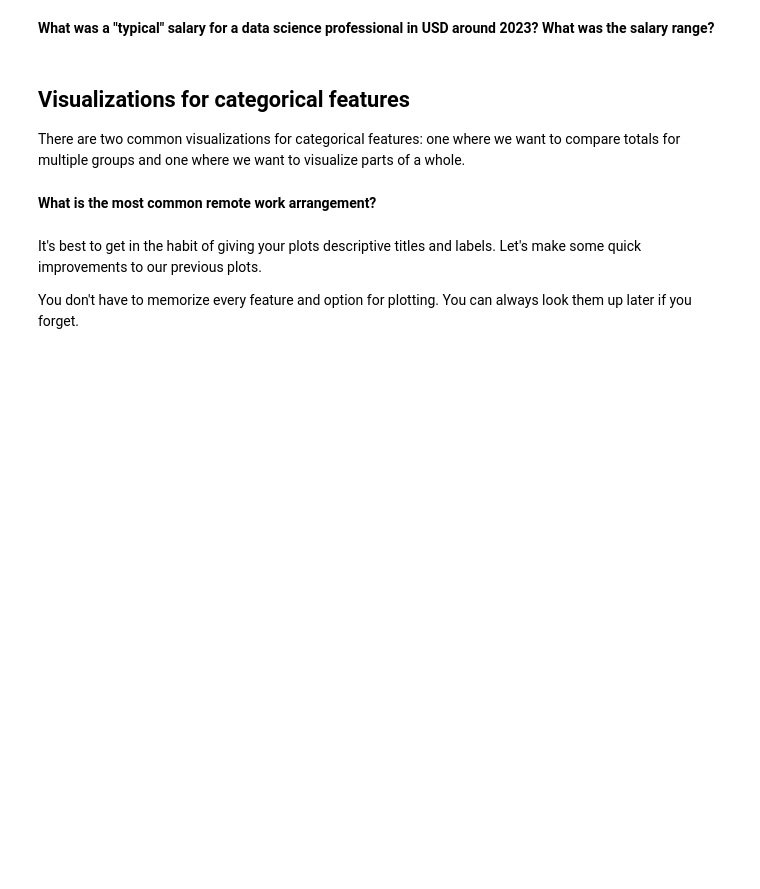
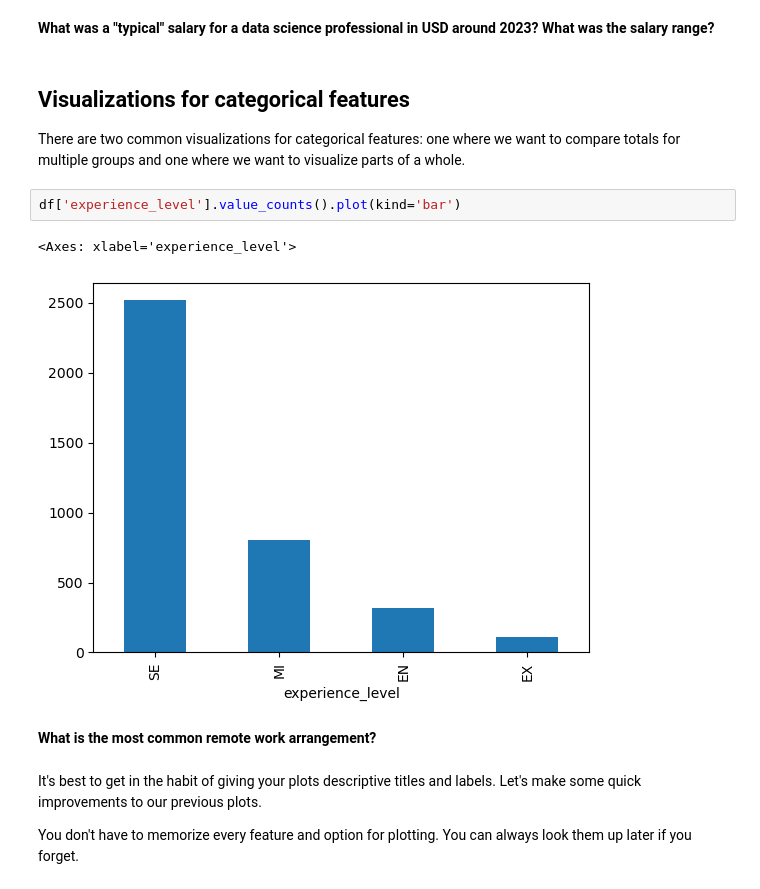
Before and after one commit to davincent/DataVis, a Jupyter notebook: Lecture/Week 1/1.1 - Data Visualization.ipynb, the cells around one changed output. Cells and saved outputs as stored; diff of their text form; blank space fills up the shorter version.

```diff
--- a/Lecture/Week 1/1.1 - Data Visualization.ipynb
+++ b/Lecture/Week 1/1.1 - Data Visualization.ipynb
@@ -200,6 +271,11 @@ There are methods in Pandas that allow us to calculate these quantities.
 ## Visualizations for categorical features
 
 There are two common visualizations for categorical features: one where we want to compare totals for multiple groups and one where we want to visualize parts of a whole.
+# %%
+df['experience_level'].value_counts().plot(kind='bar')
+# %% [output]
+<Axes: xlabel='experience_level'>
+[figure, added]
 # %% [markdown]
 **What is the most common remote work arrangement?**
 # %% [markdown]
```
Also changed, not shown: parts of 9 cells of this notebook.
